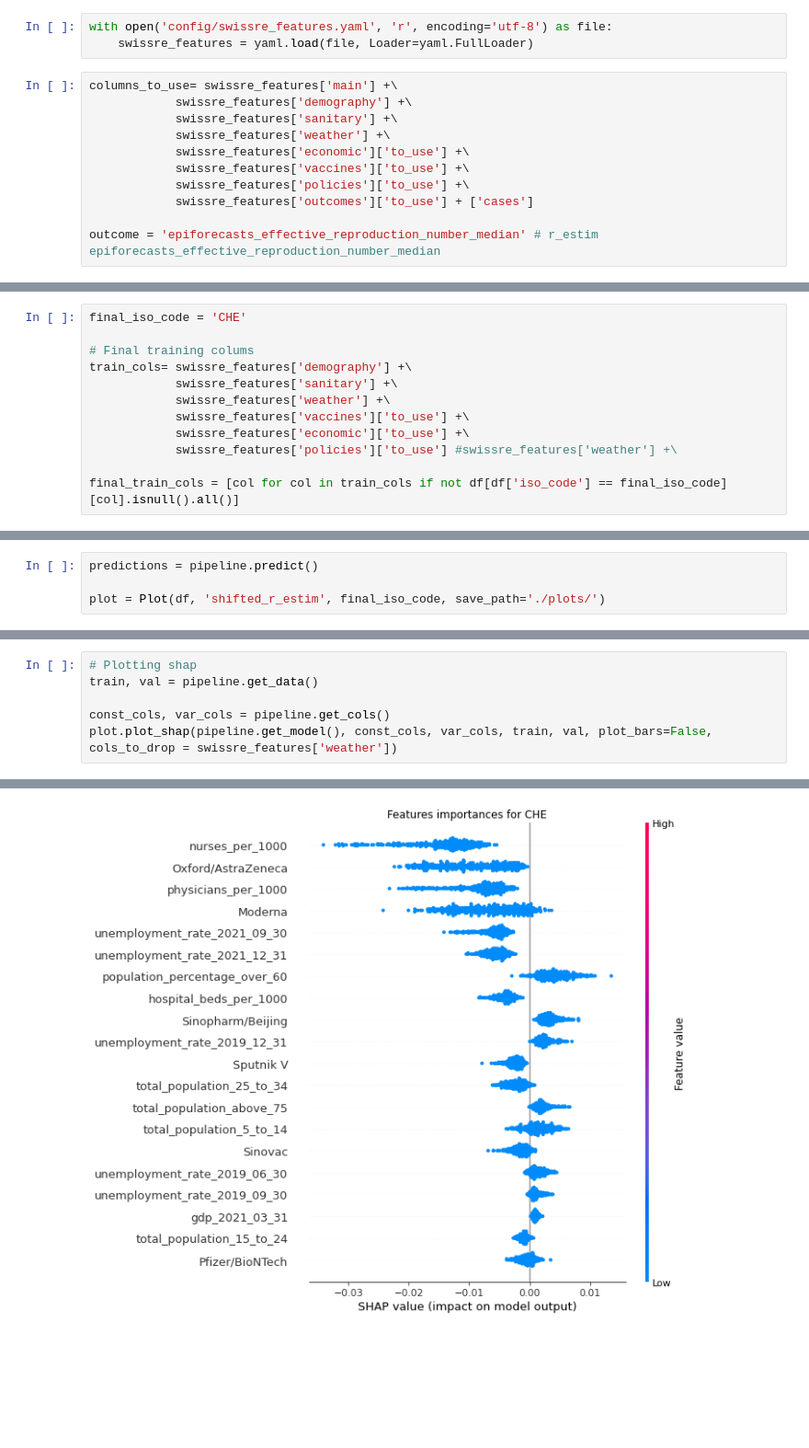
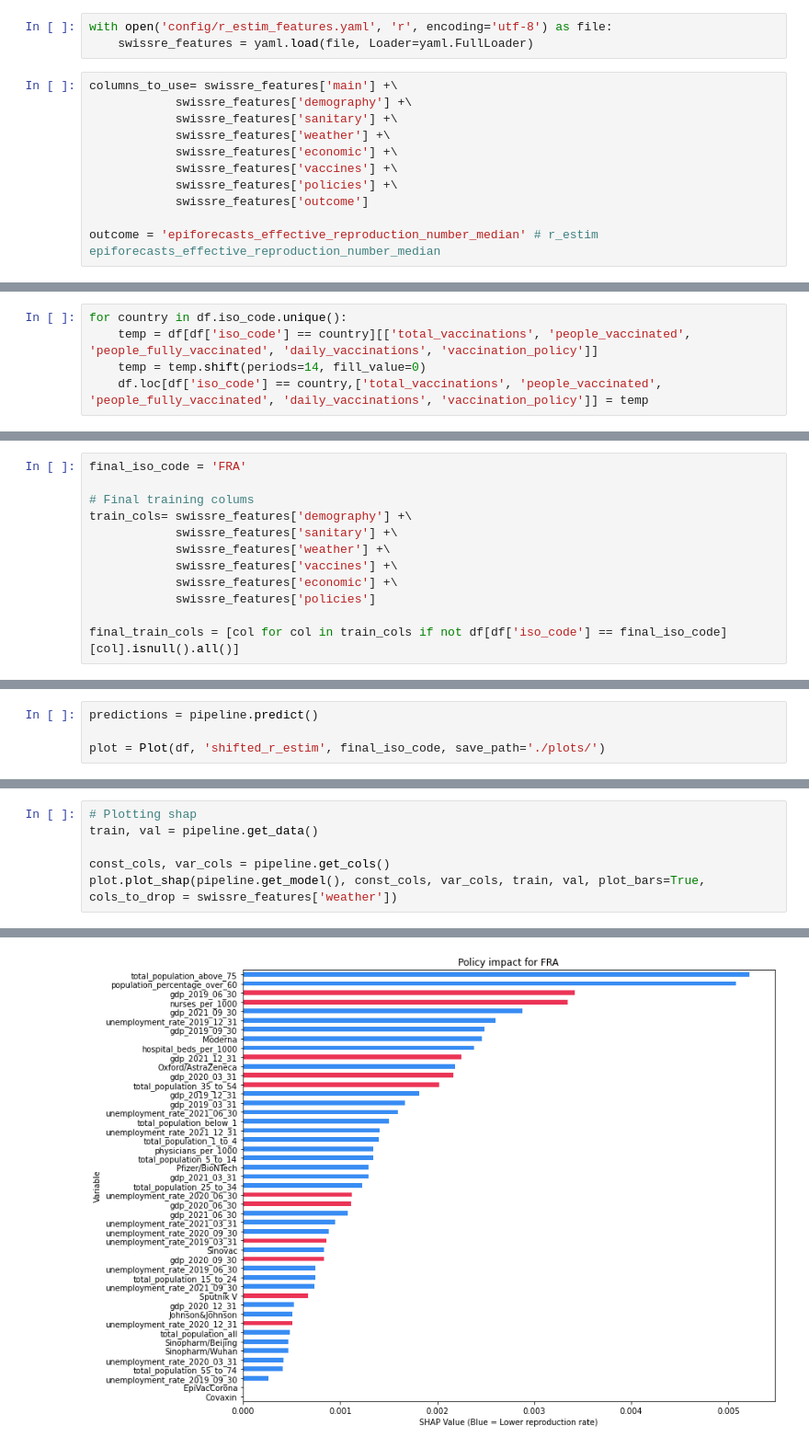
Before and after one commit to EPFLiGHT/What-If_model, a Jupyter notebook: swissre_restim.ipynb, the cells around one changed output, grey strips where cells are left out. Shown at 92% size. Cells and saved outputs as stored; diff of their text form; blank space fills up the shorter version.

```diff
--- a/swissre_restim.ipynb
+++ b/swissre_restim.ipynb
@@ -38,17 +11,17 @@ Policies: boolean or level?
 # %% [markdown]
 # Selecting columns for the first model
 # %%
-with open('config/swissre_features.yaml', 'r', encoding='utf-8') as file:
+with open('config/r_estim_features.yaml', 'r', encoding='utf-8') as file:
     swissre_features = yaml.load(file, Loader=yaml.FullLoader)
 # %%
 columns_to_use= swissre_features['main'] +\
             swissre_features['demography'] +\
             swissre_features['sanitary'] +\
             swissre_features['weather'] +\
-            swissre_features['economic']['to_use'] +\
-            swissre_features['vaccines']['to_use'] +\
-            swissre_features['policies']['to_use'] +\
-            swissre_features['outcomes']['to_use'] + ['cases']
+            swissre_features['economic'] +\
+            swissre_features['vaccines'] +\
+            swissre_features['policies'] +\
+            swissre_features['outcome']
 
 outcome = 'epiforecasts_effective_reproduction_number_median' # r_estim epiforecasts_effective_reproduction_number_median
 # %%
@@ -74,0 +31,5 @@ Index(['name', 'iso_code', 'total_population_all', 'total_population_below_1',
+# %%
+for country in df.iso_code.unique():
+    temp = df[df['iso_code'] == country][['total_vaccinations', 'people_vaccinated', 'people_fully_vaccinated', 'daily_vaccinations', 'vaccination_policy']]
+    temp = temp.shift(periods=14, fill_value=0)
+    df.loc[df['iso_code'] == country,['total_vaccinations', 'people_vaccinated', 'people_fully_vaccinated', 'daily_vaccinations', 'vaccination_policy']] = temp
@@ -123,15 +84,15 @@ from classes.context import Context
 from classes.pipeline import Pipeline
 from classes.plot import Plot
 # %%
-final_iso_code = 'CHE'
+final_iso_code = 'FRA'
 
 # Final training colums
 train_cols= swissre_features['demography'] +\
             swissre_features['sanitary'] +\
             swissre_features['weather'] +\
-            swissre_features['vaccines']['to_use'] +\
-            swissre_features['economic']['to_use'] +\
-            swissre_features['policies']['to_use'] #swissre_features['weather'] +\
+            swissre_features['vaccines'] +\
+            swissre_features['economic'] +\
+            swissre_features['policies']
 
 final_train_cols = [col for col in train_cols if not df[df['iso_code'] == final_iso_code][col].isnull().all()]
 # %%
@@ -183,5 +144,5 @@ The mean average error was 0.022169851126325142
 train, val = pipeline.get_data()
 
 const_cols, var_cols = pipeline.get_cols()
-plot.plot_shap(pipeline.get_model(), const_cols, var_cols, train, val, plot_bars=False, cols_to_drop = swissre_features['weather'])
+plot.plot_shap(pipeline.get_model(), const_cols, var_cols, train, val, plot_bars=True, cols_to_drop = swissre_features['weather'])
 # %% [output]
@@ -188 +153 @@ plot.plot_shap(pipeline.get_model(), const_cols, var_cols, train, val, plot_bars
-[figure, old version]
+[figure, new version]
```
Also changed, not shown: parts of 8 cells of this notebook, 7 other files.
